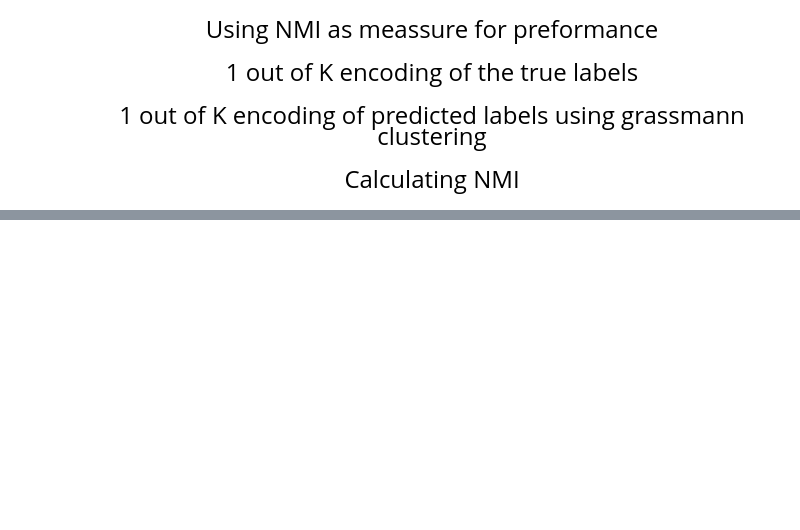
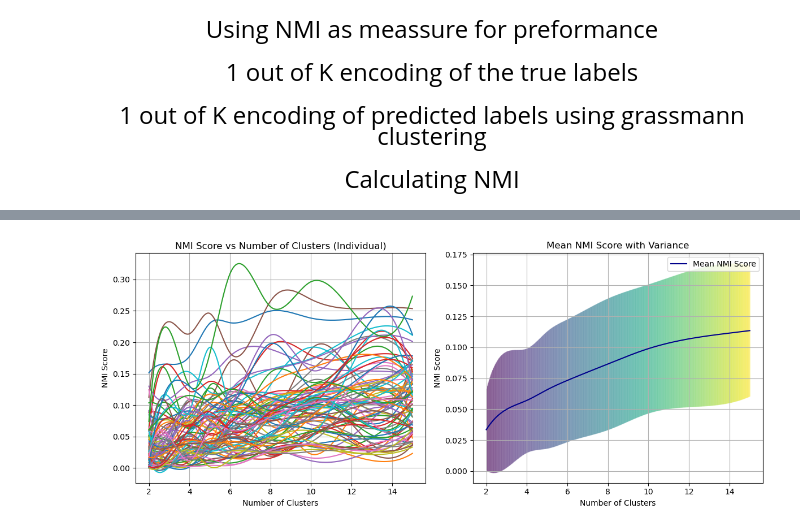
Before and after one commit to AlecHero/Fagprojekt, a Jupyter notebook: Optimal_number_of_clusters.ipynb, the cells around one changed output, grey strips where cells are left out. Cells and saved outputs as stored; diff of their text form; code cells hidden in the pictures; blank space fills up the shorter version.

```diff
--- a/Optimal_number_of_clusters.ipynb
+++ b/Optimal_number_of_clusters.ipynb
@@ -179,14 +213,12 @@ def calc_NMI(Z1, Z2):
     return NMI
 
 
-NMI_scores = []
+NMI_scores = {}
 
-for subject in range(1, number_of_subjects + 1):
-    subject = str(subject).zfill(2)
-    NMI_scores_subject = []
-    if subject in subjects_missing_files:
-        continue
-    for cluster in cluster_numbers:
-        score = calc_NMI(encoded_matrices[subject], encoded_predictions[subject][cluster])
-        NMI_scores_subject.append(score)
-    NMI_scores.append(NMI_scores_subject)
+for subject in valid_data_lib:
+    NMI_scores[subject] = {}
+    for number in valid_data_lib[subject]:
+        NMI_scores[subject][number] = {}
+        for cluster in cluster_numbers:
+            score = calc_NMI(encoded_matrices[subject][number], encoded_predictions[subject][number][cluster])
+            NMI_scores[subject][number][cluster] = score
@@ -225,0 +225,65 @@ plt.show()
+# %%
+# Create a figure with (1, 2) subplot arrangement
+fig, axes = plt.subplots(1, 2, figsize=(12, 5))
+
+NMI_score_list = []
+
+# Plot individual NMI scores
+for subject in valid_data_lib:
+    for number in valid_data_lib[subject]:
+        NMI_score = [NMI_scores[subject][number][cluster] for cluster in cluster_numbers]
+        NMI_score_list.append(NMI_score)
+        # Interpolation for smoothing
+        x_smooth = np.linspace(min(cluster_numbers), max(cluster_numbers), 300)  # 300 points for smooth curve
+        spline = make_interp_spline(cluster_numbers, NMI_score, k=3)
+        smooth_NMI_score = spline(x_smooth)
+
+        axes[0].plot(x_smooth, smooth_NMI_score)  # Plot the smoothed values
+
+# Compute mean and variance across subjects for each number of clusters
+NMI_score_array = np.array(NMI_score_list)
+mean_values = np.mean(NMI_score_array, axis=0)
+variance_values = np.var(NMI_score_array, axis=0)
+std_dev = np.sqrt(variance_values)
+
+# Interpolation for smoothing
+x_smooth = np.linspace(min(cluster_numbers), max(cluster_numbers), 300)  # 300 points for smooth curve
+
+# Create splines for mean and standard deviation
+mean_spline = make_interp_spline(cluster_numbers, mean_values, k=3)
+std_spline = make_interp_spline(cluster_numbers, std_dev, k=3)
+
+# Evaluate splines
+smooth_mean = mean_spline(x_smooth)
+smooth_std = std_spline(x_smooth)
+
+# Plot the smoothed mean and variance with gradient color
+cmap = plt.get_cmap('viridis')
+
+# Fill between for the smooth standard deviation
+for i in range(len(x_smooth) - 1):
+    axes[1].fill_between(x_smooth[i:i+2],
+                         smooth_mean[i:i+2] - smooth_std[i:i+2],
+                         smooth_mean[i:i+2] + smooth_std[i:i+2],
+                         color=cmap(i / len(x_smooth)),
+                         alpha=0.3)
+
+axes[1].plot(x_smooth, smooth_mean, label='Mean NMI Score', color='darkblue')
+
+# Add labels and title for subplot 1
+axes[0].set_xlabel('Number of Clusters')
+axes[0].set_ylabel('NMI Score')
+axes[0].set_title('NMI Score vs Number of Clusters (Individual)')
+axes[0].grid(True)
+
+# Add labels and title for subplot 2
+axes[1].set_xlabel('Number of Clusters')
+axes[1].set_ylabel('NMI Score')
+axes[1].set_title('Mean NMI Score with Variance')
+axes[1].legend()
+axes[1].grid(True)
+
+plt.tight_layout()
+plt.show()
+# %% [output]
+[figure, added]
```
Also changed, not shown: parts of 11 cells of this notebook.
